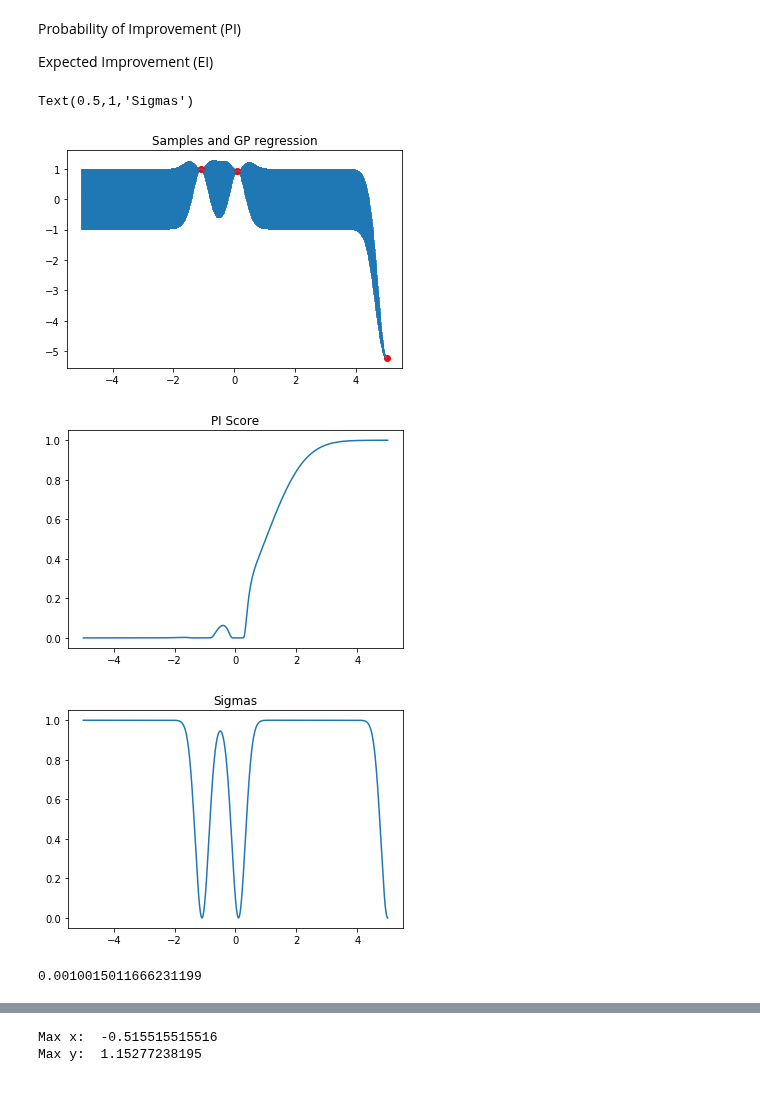
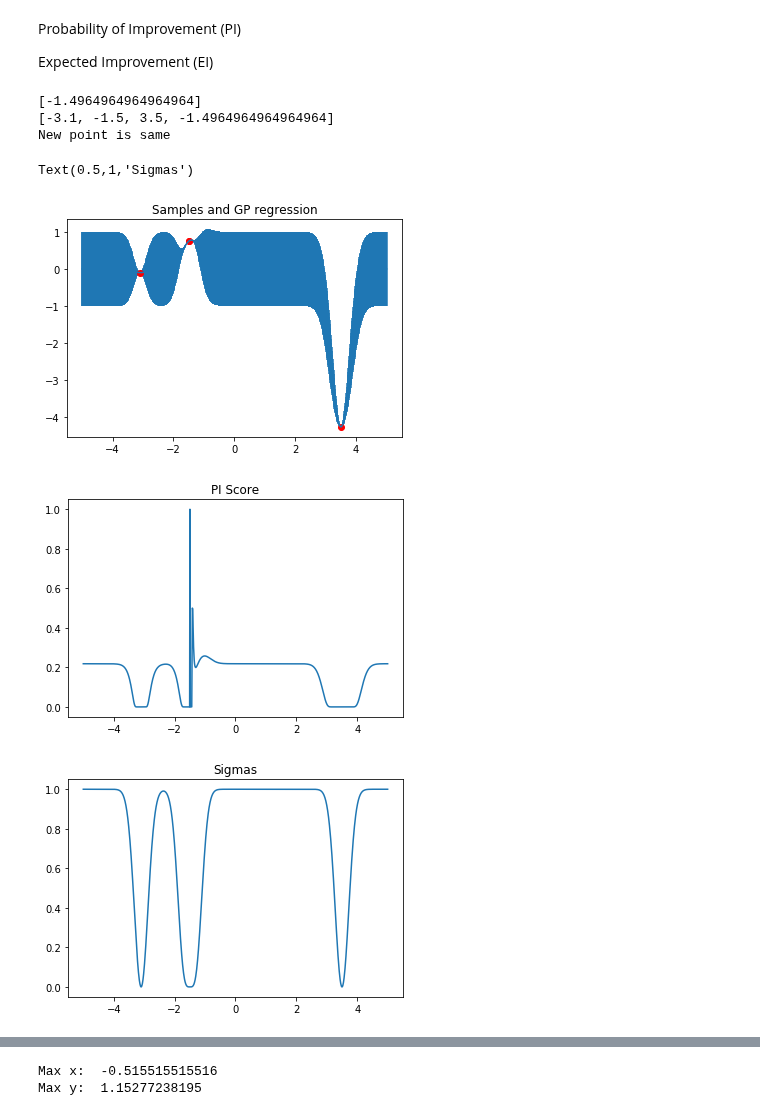
Before and after one commit to jamjs98764/Parallel-Bayesian-Optimisation, a Jupyter notebook: Sample Code/GP Reg (from scratch).ipynb, the cells around one changed output, grey strips where cells are left out. Drawn from its saved outputs; the diff is of its cells as text; code cells hidden in the pictures.

```diff
--- a/Sample Code/GP Reg (from scratch).ipynb
+++ b/Sample Code/GP Reg (from scratch).ipynb
@@ -137,7 +137,7 @@ def f2(x):
     return output
 # %%
 # Restarting x points
-x = [0.1, -1.1]
+x = [-3.1, -1.5, 3.5]
 y = f2(x)
 
 σ_new = exponential_cov(x, x, θ)
@@ -146,39 +146,42 @@ y_pred, sigmas = np.transpose(predictions)
 # %%
 from scipy.stats import norm
 
 current_best_y = max(y_pred)
-PI = norm.cdf((x_pred - current_best_y) / sigmas)
+PI = norm.cdf((y_pred - current_best_y) / sigmas)
 max_index = np.argmax(PI)
 new_x = [x_pred[max_index]]
 new_y = f2(new_x)
+
+print(new_x)
+print(x)
 
 if new_x in x:
     print("New point is same")
 else:
     x += new_x
     y += new_y
+
 σ_new = exponential_cov(x, x, θ)
 predictions = [predict(i, x, exponential_cov, θ, σ_new, y) for i in x_pred]
 y_pred, sigmas = np.transpose(predictions)
 
 plt.figure(1)
 plt.errorbar(x_pred, y_pred, yerr=sigmas, capsize=0)
 plt.title("Samples and GP regression")
 plt.plot(x, y, "ro")
 
 plt.figure(2)
 plt.title("PI Score")
 plt.plot(x_pred, PI)
 
 plt.figure(3)
 plt.plot(x_pred, sigmas)
 plt.title("Sigmas")
 # %% [output]
-Text(0.5,1,'Sigmas')
+[-1.4964964964964964]
+[-3.1, -1.5, 3.5, -1.4964964964964964]
+New point is same
+Text(0.5,1,'Sigmas')
-[figure, old version]
+[figure, new version]
-[figure, old version]
+[figure, new version]
-[figure, old version]
+[figure, new version]
-# %%
-sigmas[-2]
-# %% [output]
-0.0010015011666231199
```
Also changed, not shown: parts of 10 cells of this notebook, 8 other files.
